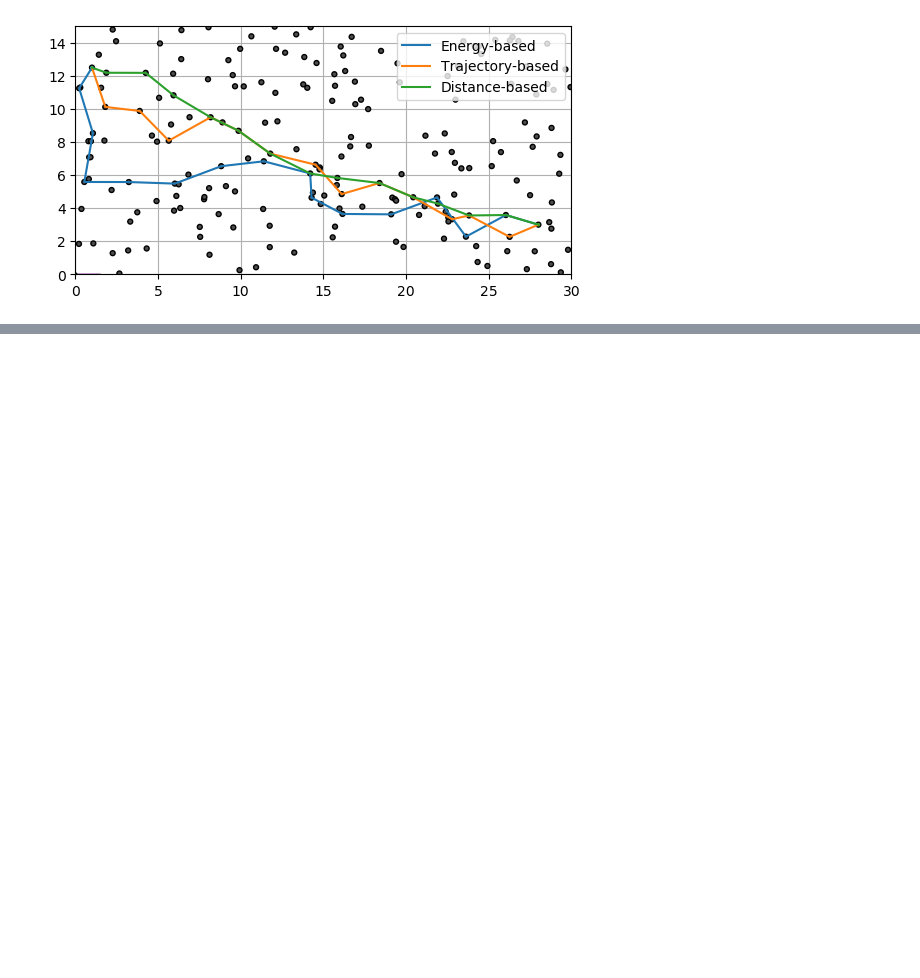
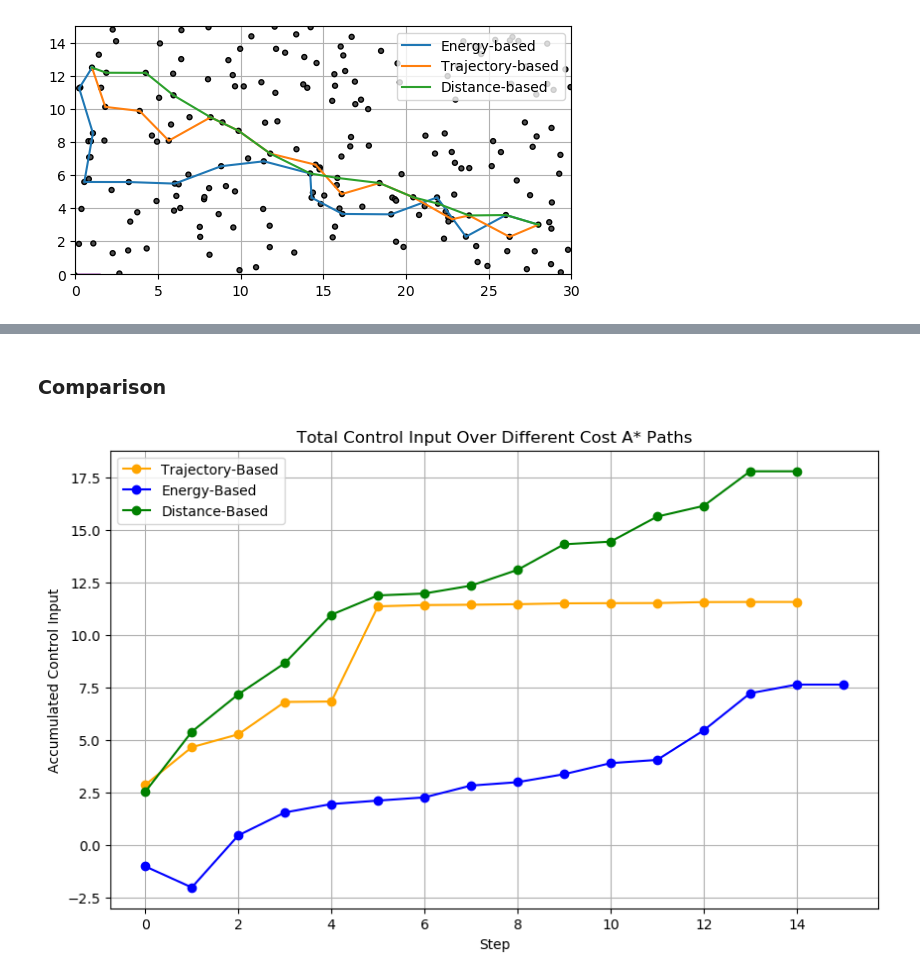
Before and after one commit to ndobrad/meam5170-finalproject, a Jupyter notebook: collect_report_data.ipynb, the cells around one changed output, grey strips where cells are left out. Cells and saved outputs as stored; diff of their text form; code cells hidden in the pictures; blank space fills up the shorter version.

```diff
--- a/collect_report_data.ipynb
+++ b/collect_report_data.ipynb
@@ -171,0 +435,16 @@ for i, curr_hold in enumerate(simulation.current_hold):
+# %% [markdown]
+### Comparison
+# %%
+plt.figure(figsize=(10, 6))
+plt.plot(np.array(traj_stats["Step"]), np.array(traj_stats["Calc"]).cumsum(), marker='o', label="Trajectory-Based", color='orange')
+plt.plot(np.array(energy_stats["Step"]), np.array(energy_stats["Calc"]).cumsum(), marker='o', label="Energy-Based", color='blue')
+plt.plot(np.array(dist_stats["Step"]), np.array(dist_stats["Calc"]).cumsum(), marker='o', label="Distance-Based", color='green')
+
+plt.xlabel("Step")
+plt.ylabel("Accumulated Control Input")
+plt.title("Total Control Input Over Different Cost A* Paths")
+plt.legend()
+plt.grid(True)
+plt.show()
+# %% [output]
+[figure, added]
```
Also changed, not shown: parts of 17 cells of this notebook.
